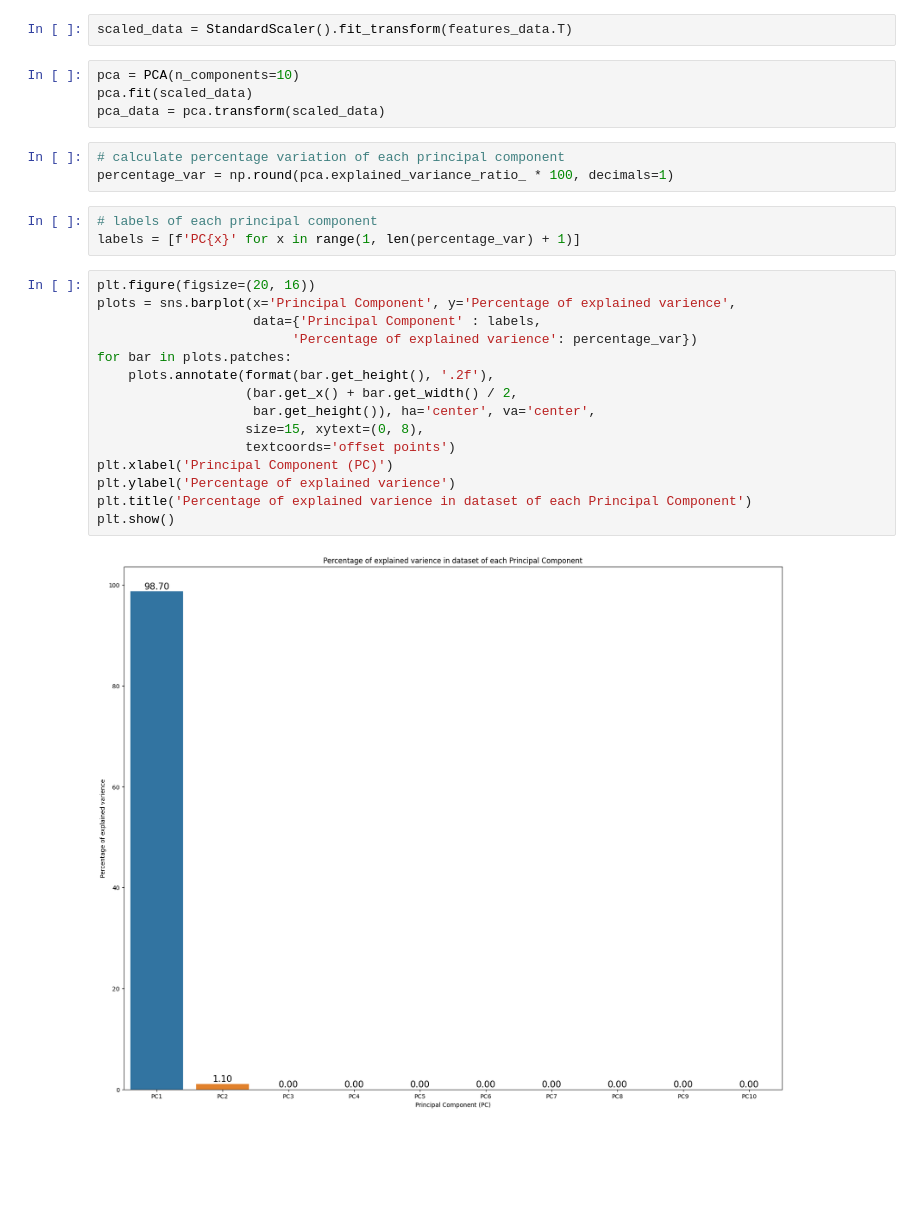
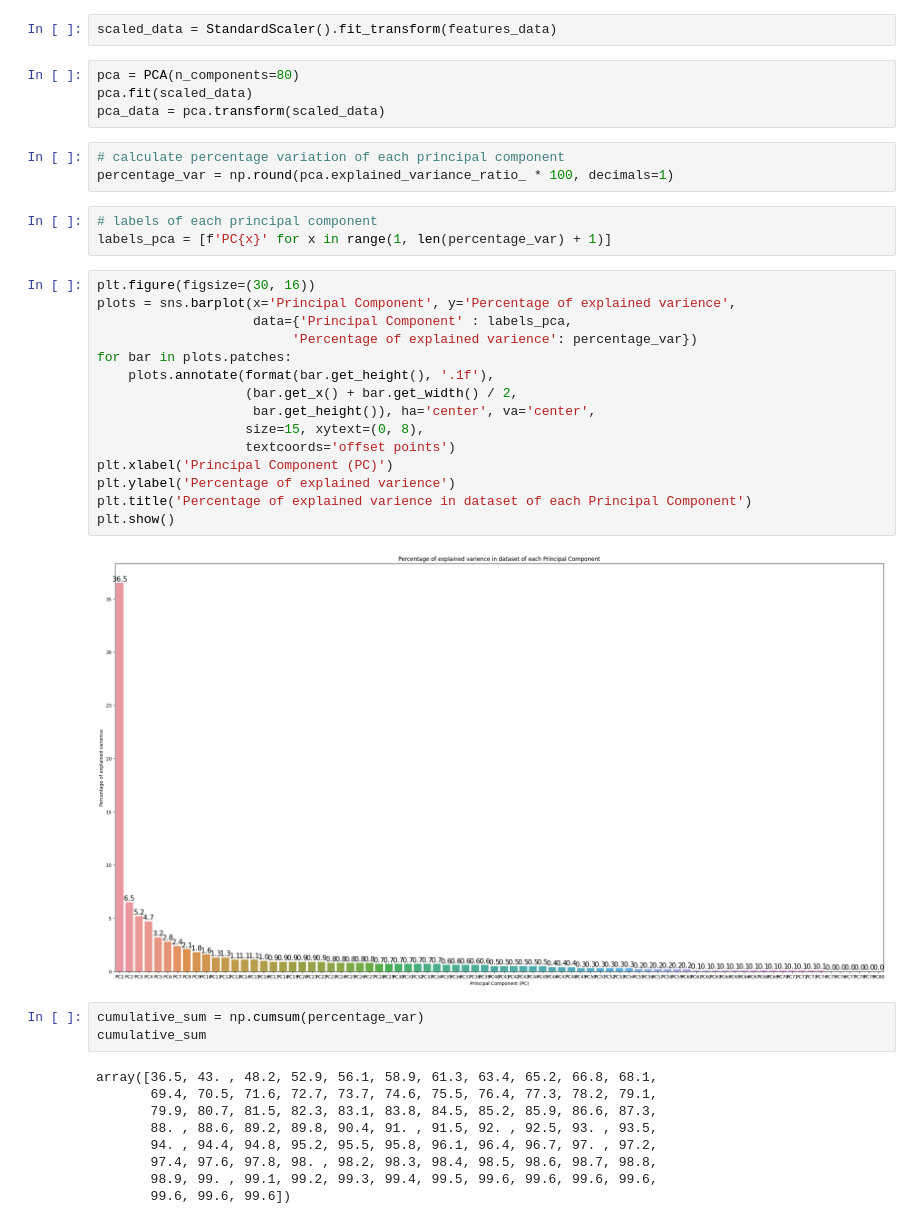
Before and after one commit to PugtgYosuky/clf-human-activities, a Jupyter notebook: src/project.ipynb, the cells around one changed output. Drawn from its saved outputs; the diff is of its cells as text; blank space fills up the shorter version.

```diff
--- a/src/project.ipynb
+++ b/src/project.ipynb
@@ -716,9 +827,9 @@ O dataset de features extraidas contém 119 features diferentes que representam
 from sklearn.decomposition import PCA
 from sklearn.preprocessing import StandardScaler
 # %%
-scaled_data = StandardScaler().fit_transform(features_data.T)
+scaled_data = StandardScaler().fit_transform(features_data)
 # %%
-pca = PCA(n_components=10)
+pca = PCA(n_components=80)
 pca.fit(scaled_data)
 pca_data = pca.transform(scaled_data)
 # %%
@@ -726,21 +837,33 @@ pca_data = pca.transform(scaled_data)
 percentage_var = np.round(pca.explained_variance_ratio_ * 100, decimals=1)
 # %%
 # labels of each principal component
-labels = [f'PC{x}' for x in range(1, len(percentage_var) + 1)]
+labels_pca = [f'PC{x}' for x in range(1, len(percentage_var) + 1)]
 # %%
-plt.figure(figsize=(20, 16))
+plt.figure(figsize=(30, 16))
 plots = sns.barplot(x='Principal Component', y='Percentage of explained varience',
-                    data={'Principal Component' : labels,
+                    data={'Principal Component' : labels_pca,
                          'Percentage of explained varience': percentage_var})
 for bar in plots.patches:
-    plots.annotate(format(bar.get_height(), '.2f'),
+    plots.annotate(format(bar.get_height(), '.1f'),
                    (bar.get_x() + bar.get_width() / 2,
                     bar.get_height()), ha='center', va='center',
                    size=15, xytext=(0, 8),
                    textcoords='offset points')
 plt.xlabel('Principal Component (PC)')
 plt.ylabel('Percentage of explained varience')
 plt.title('Percentage of explained varience in dataset of each Principal Component')
 plt.show()
 # %% [output]
-[figure, old version]
+[figure, new version]
+# %%
+cumulative_sum = np.cumsum(percentage_var)
+cumulative_sum
+# %% [output]
+array([36.5, 43. , 48.2, 52.9, 56.1, 58.9, 61.3, 63.4, 65.2, 66.8, 68.1,
+       69.4, 70.5, 71.6, 72.7, 73.7, 74.6, 75.5, 76.4, 77.3, 78.2, 79.1,
+       79.9, 80.7, 81.5, 82.3, 83.1, 83.8, 84.5, 85.2, 85.9, 86.6, 87.3,
+       88. , 88.6, 89.2, 89.8, 90.4, 91. , 91.5, 92. , 92.5, 93. , 93.5,
+       94. , 94.4, 94.8, 95.2, 95.5, 95.8, 96.1, 96.4, 96.7, 97. , 97.2,
+       97.4, 97.6, 97.8, 98. , 98.2, 98.3, 98.4, 98.5, 98.6, 98.7, 98.8,
+       98.9, 99. , 99.1, 99.2, 99.3, 99.4, 99.5, 99.6, 99.6, 99.6, 99.6,
+       99.6, 99.6, 99.6])
```
Also changed, not shown: parts of 66 cells of this notebook, 1 other file.
